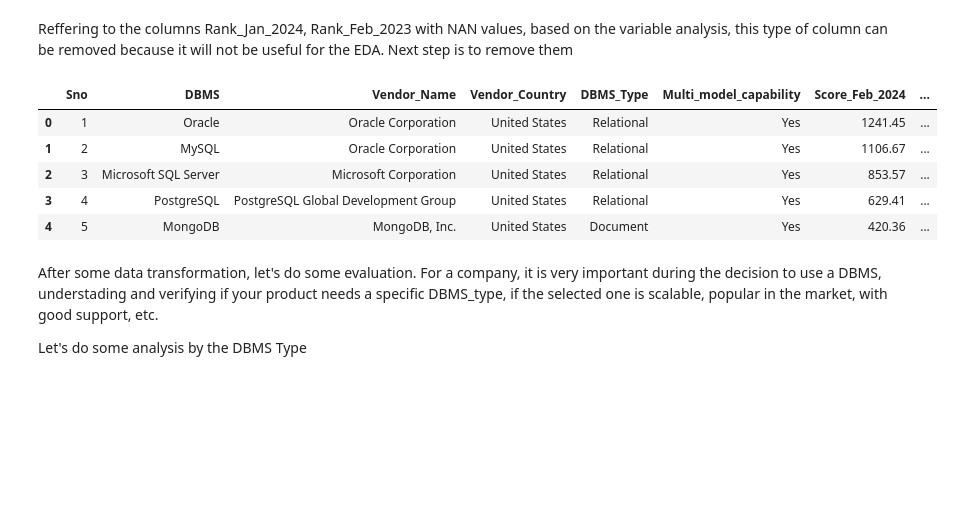
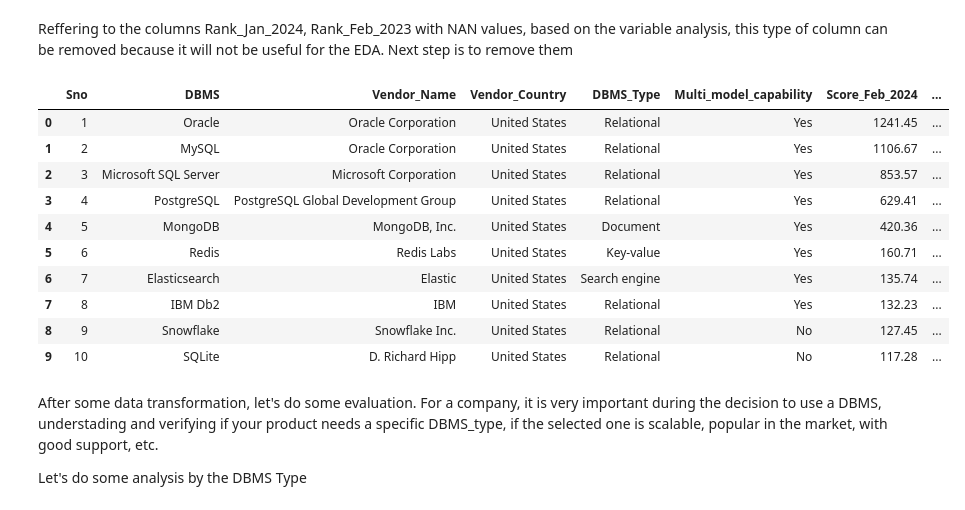
Before and after one commit to vaugsss/DataScience, a Jupyter notebook: DBMS.ipynb, the cells around one changed output. Cells and saved outputs as stored; diff of their text form; code cells hidden in the pictures; blank space fills up the shorter version.

```diff
--- a/DBMS.ipynb
+++ b/DBMS.ipynb
@@ -286,14 +286,19 @@ Reffering to the columns Rank_Jan_2024, Rank_Feb_2023 with NAN values, based on
 # %%
 df.drop(columns=['Rank_Jan_2024','Rank_Feb_2023'], inplace=True)
 # %%
-df.head()
+df.head(10)
 # %% [output]
 |  | Sno | DBMS | Vendor_Name | Vendor_Country | DBMS_Type | Multi_model_capability | Score_Feb_2024 | ... |
 | 0 | 1 | Oracle | Oracle Corporation | United States | Relational | Yes | 1241.45 | ... |
 | 1 | 2 | MySQL | Oracle Corporation | United States | Relational | Yes | 1106.67 | ... |
 | 2 | 3 | Microsoft SQL Server | Microsoft Corporation | United States | Relational | Yes | 853.57 | ... |
 | 3 | 4 | PostgreSQL | PostgreSQL Global Development Group | United States | Relational | Yes | 629.41 | ... |
 | 4 | 5 | MongoDB | MongoDB, Inc. | United States | Document | Yes | 420.36 | ... |
+| 5 | 6 | Redis | Redis Labs | United States | Key-value | Yes | 160.71 | ... |
+| 6 | 7 | Elasticsearch | Elastic | United States | Search engine | Yes | 135.74 | ... |
+| 7 | 8 | IBM Db2 | IBM | United States | Relational | Yes | 132.23 | ... |
+| 8 | 9 | Snowflake | Snowflake Inc. | United States | Relational | No | 127.45 | ... |
+| 9 | 10 | SQLite | D. Richard Hipp | United States | Relational | No | 117.28 | ... |
 # %% [markdown]
 After some data transformation, let's do some evaluation.
 For a company, it is very important during the decision to use a DBMS, understading and verifying if your product needs a specific DBMS_type, if the selected one is scalable, popular in the market, with good support, etc.
```
Also changed, not shown: parts of 7 cells of this notebook.
